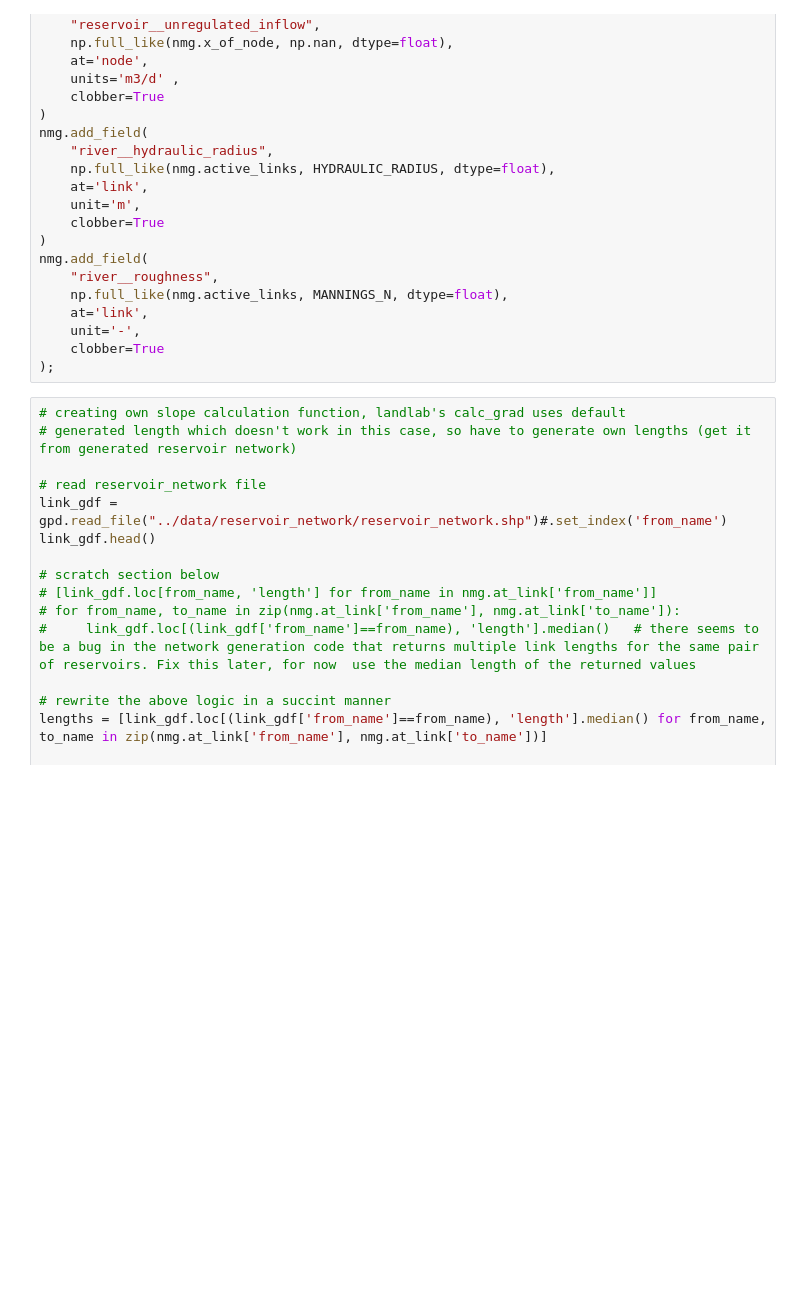
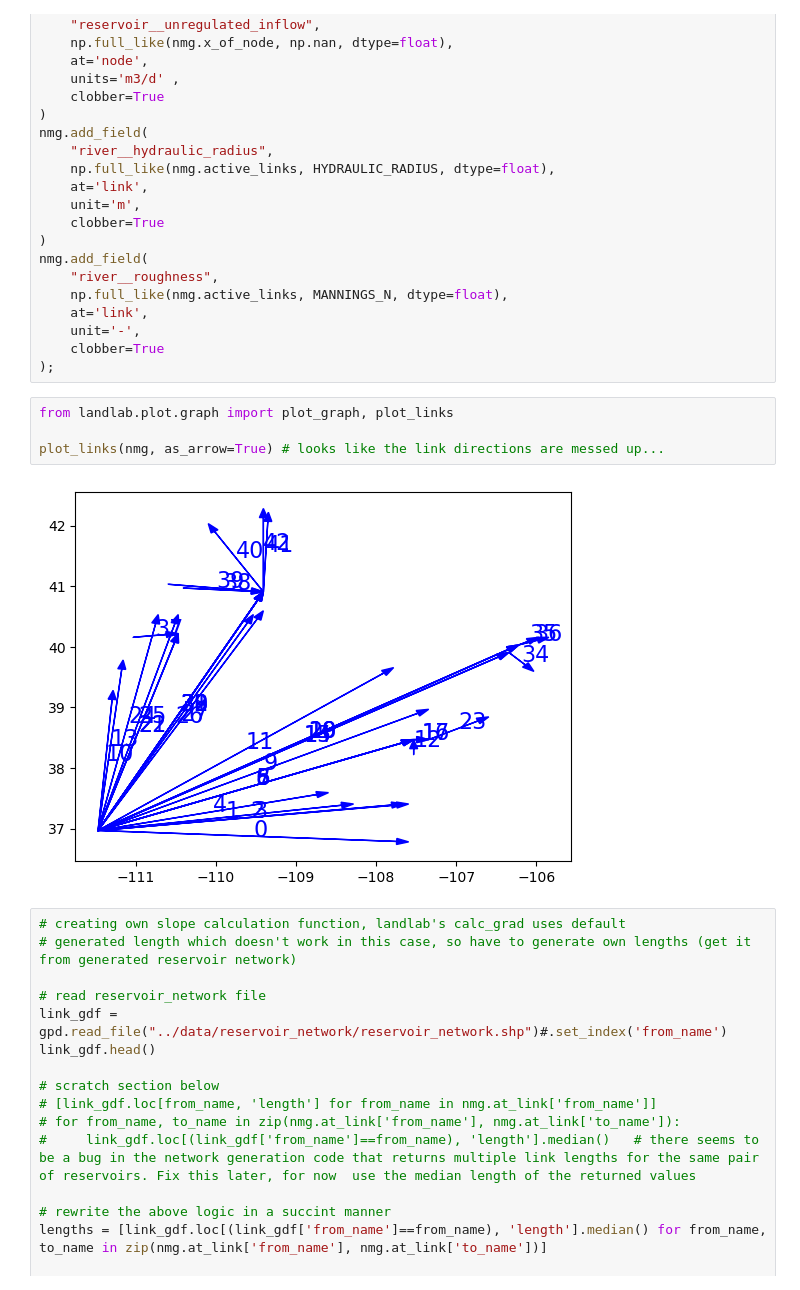
Before and after one commit to pritamd47/ReservoirNetwork, a Jupyter notebook: notebooks/Regulation.ipynb, the cells around one changed output. Saved outputs shown, nothing was run; the diff lists cells and outputs as text; blank space fills up the shorter version.

Commit message:
link directions not correct

```diff
--- a/notebooks/Regulation.ipynb
+++ b/notebooks/Regulation.ipynb
@@ -109,6 +109,12 @@ nmg.add_field(
     unit='-',
     clobber=True
 );
+# %%
+from landlab.plot.graph import plot_graph, plot_links
+
+plot_links(nmg, as_arrow=True) # looks like the link directions are messed up...
+# %% [output]
+[figure, added]
 # %%
 # creating own slope calculation function, landlab's calc_grad uses default
 # generated length which doesn't work in this case, so have to generate own lengths (get it from generated reservoir network)
```
